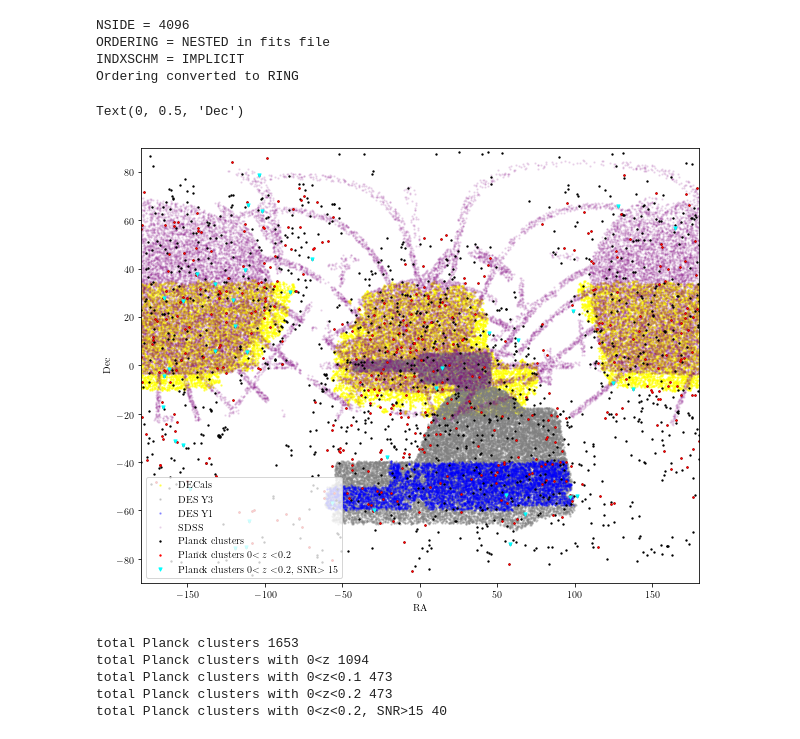
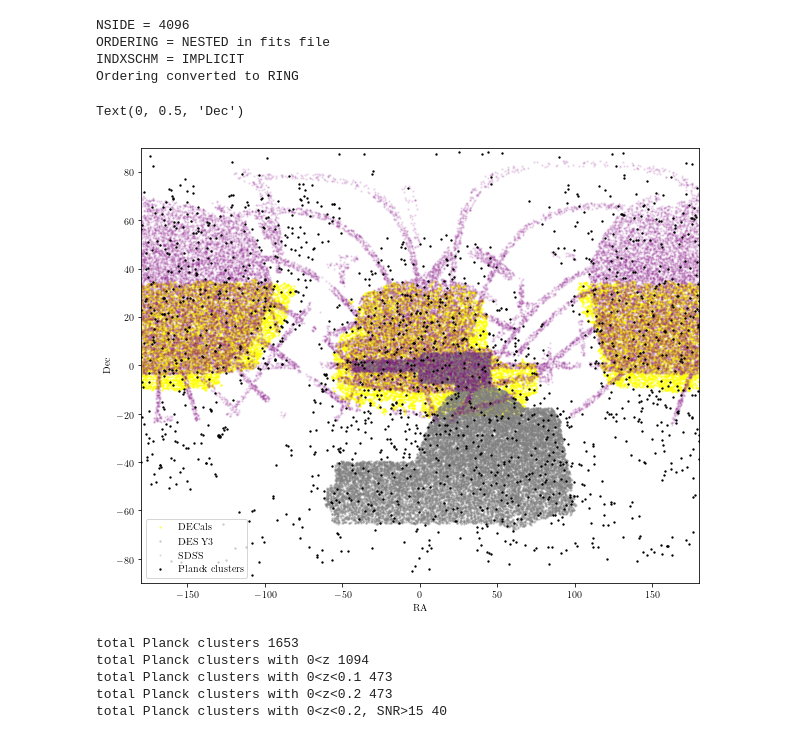
Before and after one commit to chihway/ClusterProfiles, a Jupyter notebook: planck/CatalogOverlap.ipynb, the cells around one changed output. Drawn from its saved outputs; the diff is of its cells as text; code cells hidden in the pictures.

```diff
--- a/planck/CatalogOverlap.ipynb
+++ b/planck/CatalogOverlap.ipynb
@@ -86,39 +86,39 @@ ids4 = np.random.choice(np.arange(len(ra_nest[decals_mask==1])), size=int(N_deca
 mplot.figure(figsize=(10,8))
 
 ra2 = ra_ring[decals_mask ==1][ids4].copy()
 ra2[ra2>180] -= 360
 mplot.scatter(ra2, dec_ring[decals_mask ==1][ids4], alpha=0.5, s=2, color='yellow', label='DECals')
 
 ra2 = ra_ring[des_y3_mask ==1][ids1].copy()
 ra2[ra2>180] -= 360
 mplot.scatter(ra2, dec_ring[des_y3_mask ==1][ids1], alpha=0.3, s=2, color='grey', label='DES Y3')
 
-ra2 = ra_ring[des_y1_mask ==1][ids2].copy()
-ra2[ra2>180] -= 360
-mplot.scatter(ra2, dec_ring[des_y1_mask ==1][ids2], alpha=0.3, s=2, color='blue', label='DES Y1')
+# ra2 = ra_ring[des_y1_mask ==1][ids2].copy()
+# ra2[ra2>180] -= 360
+# mplot.scatter(ra2, dec_ring[des_y1_mask ==1][ids2], alpha=0.3, s=2, color='blue', label='DES Y1')
 
 ra2 = ra_ring[sdss_mask ==1][ids3].copy()
 ra2[ra2>180] -= 360
 mplot.scatter(ra2, dec_ring[sdss_mask ==1][ids3], alpha=0.1, s=2, color='purple', label='SDSS')
 
 
 mask = (Planck_z<0.2)*(Planck_z>0.0)
 mask2 = (Planck_z<0.2)*(Planck_z>0.0)*(Planck_snr>15)
 
 ra2 = Planck_ra.copy()
 ra2[ra2>180] -= 360
 mplot.scatter(ra2, Planck_dec, marker='.', color='k', s=7, label='Planck clusters')
-mplot.scatter(ra2[mask], Planck_dec[mask], marker='.', color='r', s=7, label='Planck clusters 0$<z<$0.2')
-mplot.scatter(ra2[mask2], Planck_dec[mask2], marker='v', color='cyan', s=10, label='Planck clusters 0$<z<$0.2, SNR$>15$')
+# mplot.scatter(ra2[mask], Planck_dec[mask], marker='.', color='r', s=7, label='Planck clusters 0$<z<$0.2')
+# mplot.scatter(ra2[mask2], Planck_dec[mask2], marker='v', color='cyan', s=10, label='Planck clusters 0$<z<$0.2, SNR$>15$')
 
 mplot.legend()
 mplot.xlim(-180,180)
 mplot.ylim(-90,90)
 mplot.xlabel('RA')
 mplot.ylabel('Dec')
 # %% [output]
 Text(0, 0.5, 'Dec')
-[figure, old version]
+[figure, new version]
 # %%
 print('total Planck clusters', len(Planck_ra))
 mask0 = (Planck_z>0.0)
```
Also changed, not shown: parts of 1 cell of this notebook, 4 other files.
